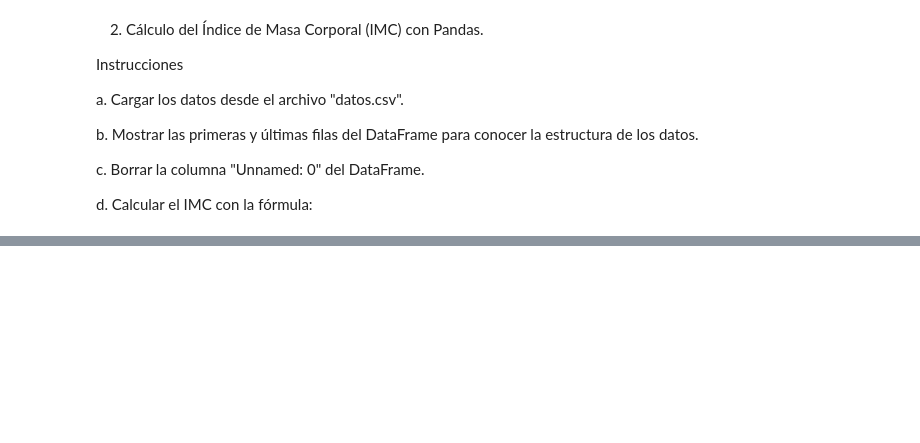
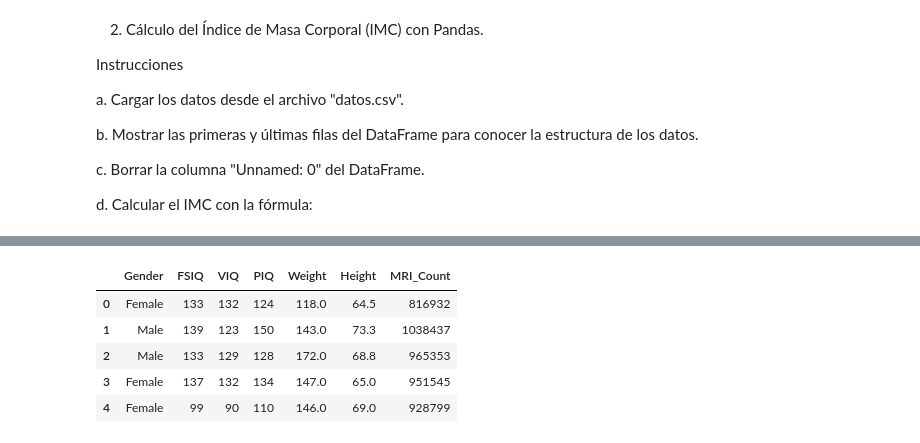
Before and after one commit to marianavasquezr/LAB_BIOSENALES, a Jupyter notebook: proyecto 1.ipynb, the cells around one changed output, grey strips where cells are left out. Saved outputs shown, nothing was run; the diff lists cells and outputs as text; code cells hidden in the pictures; blank space fills up the shorter version.

```diff
--- a/proyecto 1.ipynb
+++ b/proyecto 1.ipynb
@@ -255,0 +271,9 @@ d. Calcular el IMC con la fórmula:
+# %%
+pacientes.head()
+# %% [output]
+|  | Gender | FSIQ | VIQ | PIQ | Weight | Height | MRI_Count |
+| 0 | Female | 133 | 132 | 124 | 118.0 | 64.5 | 816932 |
+| 1 | Male | 139 | 123 | 150 | 143.0 | 73.3 | 1038437 |
+| 2 | Male | 133 | 129 | 128 | 172.0 | 68.8 | 965353 |
+| 3 | Female | 137 | 132 | 134 | 147.0 | 65.0 | 951545 |
+| 4 | Female | 99 | 90 | 110 | 146.0 | 69.0 | 928799 |
```
Also changed, not shown: parts of 3 cells of this notebook.
